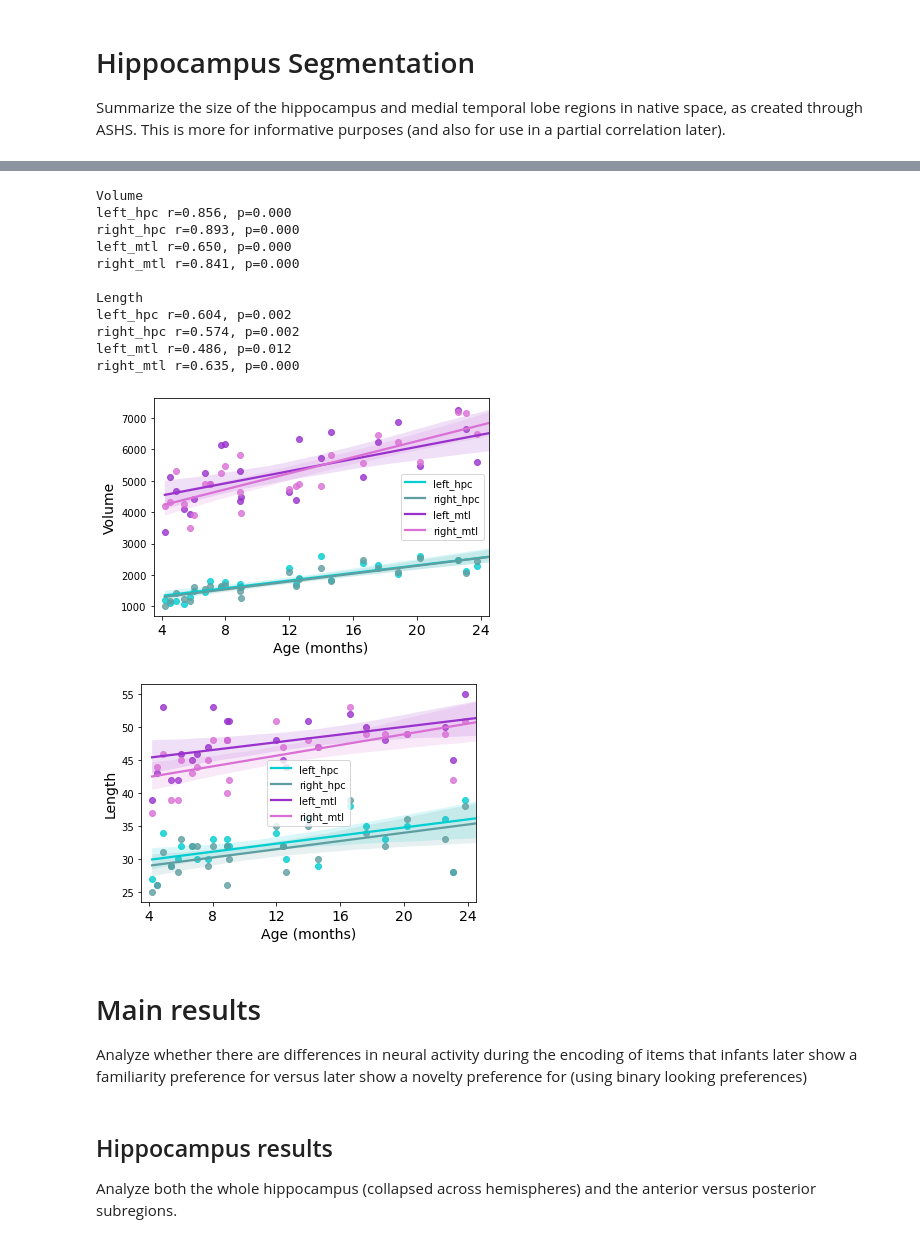
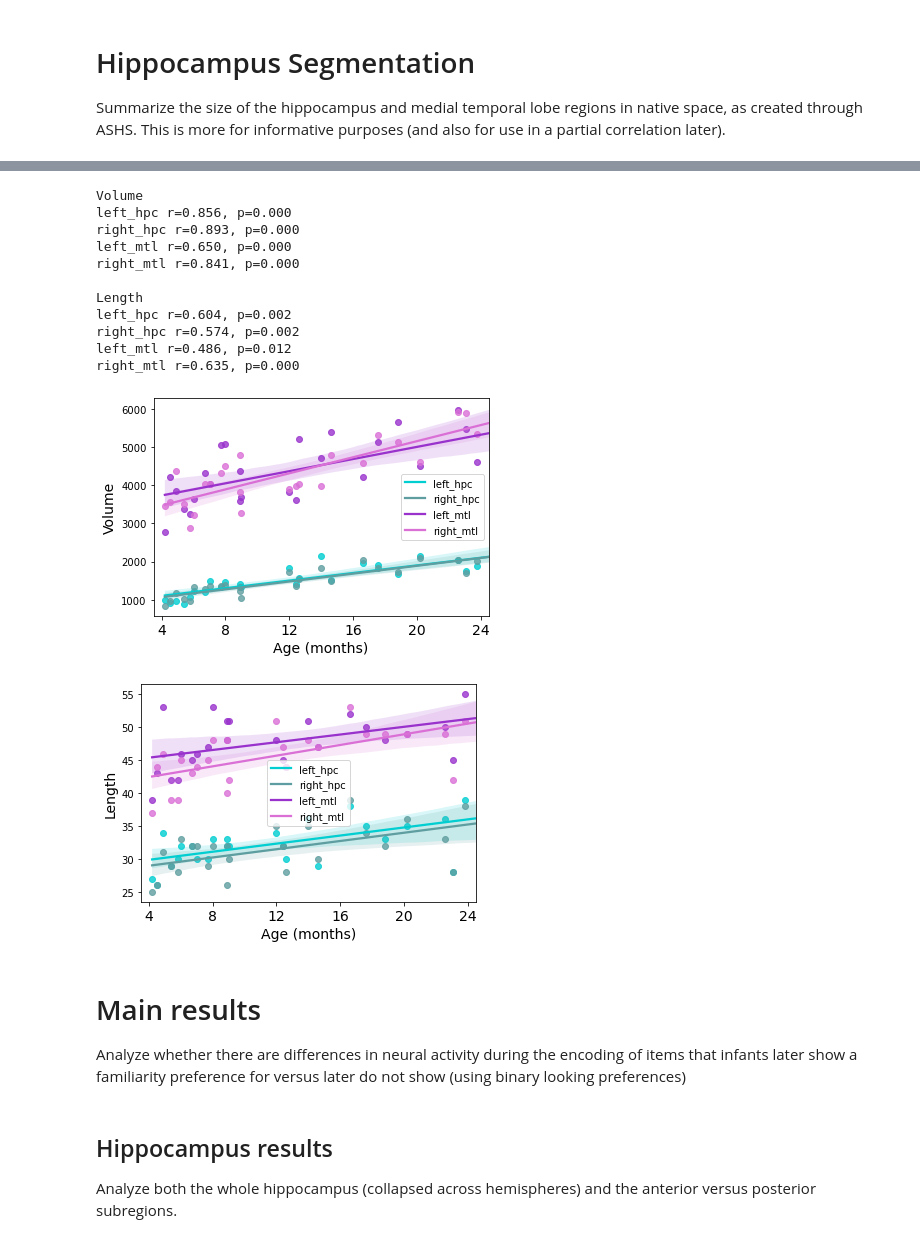
Before and after one commit to ntblab/infant_neuropipe, a Jupyter notebook: scripts/SubMem_Categories/SubMem_Categories.ipynb, the cells around one changed output, grey strips where cells are left out. Saved outputs shown, nothing was run; the diff lists cells and outputs as text; code cells hidden in the pictures.

```diff
--- a/scripts/SubMem_Categories/SubMem_Categories.ipynb
+++ b/scripts/SubMem_Categories/SubMem_Categories.ipynb
@@ -818,3 +1023,39 @@ Short: mean proportion looking to familiar (continuous): 0.483 [0.455 -- 0.510],
 
 Long: mean proportion looking to familiar (binary): 0.528 [0.463 -- 0.596], p = 0.366
 Long: mean proportion looking to familiar (continuous): 0.507 [0.471 -- 0.545], p = 0.666
+# %%
+# Simulate the looking preferences of just the older infants
+
+# set some important variables for simulation -- random seed
+np.random.seed(0)
+nPerm=1000
+null_vall=0.5
+sample_size=26
+
+# what is the data going in?
+prop_fam_binary = [sum(np.array(looking_behavior[i]['prop_fam'])>0.5)/len(looking_behavior[i]['prop_fam'])
+ for i in looking_behavior.keys()]
+
+data=np.array(prop_fam_binary)[df.Age>12]
+
+# cycle through permutations
+perm_dist=[]
+for perm in range(nPerm):
+    sampidx=np.random.choice(np.arange(len(data)),sample_size,replace=True)
+    randomsamp=np.array(data)[sampidx]
+    perm_dist.append(np.nanmean(randomsamp))
+
+# calculate 2 way pval
+if np.nanmean(data) < null_vall:
+    pval=np.sum(np.array(perm_dist)>null_vall)/nPerm*2
+else:
+    pval=np.sum(np.array(perm_dist)<null_vall)/nPerm*2
+
+# If the value is greater than 1 then subtract 2
+if pval > 1:
+    pval = 2 - pval
+
+CIs =[np.percentile(perm_dist, 2.5), np.percentile(perm_dist, 97.5)]
+
+print('Simulated looking pref for older infants at N = %d' % sample_size)
+print('Mean=%0.3f, CIs = [%0.3f - %0.3f], pval=%0.3f' %(np.mean(perm_dist), CIs[0],CIs[1],pval))
@@ -1222,7 +1484,8 @@ else:
             segment = vol == 1
 
             # What is the volume of this segment
-            volume += [np.sum(segment)]
+            # (make sure to multiply by the dimensions of the PETRA scan so it is in mm^3)
+            volume += [round(np.sum(segment)*0.9375**3,3)]
 
             # What is the length
             length += [np.max(np.where(segment == 1)[1])-np.min(np.where(segment == 1)[1])]
@@ -1241,6 +1504,6 @@ else:
     anat_df['Length'] = lengths
     anat_df['Centroid'] = centroids
 
-anat_df
+    anat_df
 # %% [output]
 loaded anatomical file
@@ -1276,39 +1522,39 @@ for data_type in ['Volume','Length']:
             volume += [literal_eval(volumes)[r]] # use literal_eval to turn string into array
 
         # Plot the data
-        sns.regplot(anat_df['Age'], volume,color=color_dict[roi])
+        sns.regplot(x=anat_df['Age'], y=volume,color=color_dict[roi])
         plt.legend(['left_hpc','right_hpc','left_mtl','right_mtl'])#,loc='middle right')
 
         pval,CIs=bootstrap_corr(anat_df['Age'], volume)
 
         mask=~np.isnan(volume)
         print('%s r=%0.3f, p=%0.3f' %(roi,stats.pearsonr(anat_df['Age'][mask], np.array(volume)[mask])[0],pval))
 
     plt.xlabel('Age (months)',fontsize=14)
     plt.xticks(fontsize=14)
     plt.xticks(np.arange(4,28,4),fontsize=14)
     plt.xlim(3.5,24.5)
     plt.ylabel(data_type,fontsize=14)
     print()
 
     fig.savefig('%s/MTL_%s_age.svg' %(save_plot_dir,data_type))
 # %% [output]
 Volume
 left_hpc r=0.856, p=0.000
 right_hpc r=0.893, p=0.000
 left_mtl r=0.650, p=0.000
 right_mtl r=0.841, p=0.000
 
 Length
 left_hpc r=0.604, p=0.002
 right_hpc r=0.574, p=0.002
 left_mtl r=0.486, p=0.012
 right_mtl r=0.635, p=0.000
-[figure, old version]
+[figure, new version]
 [figure]
 # %% [markdown]
 # Main results <a id='main'></a>
-Analyze whether there are differences in neural activity during the encoding of items that infants later show a familiarity preference for versus later show a novelty preference for (using binary looking preferences)
+Analyze whether there are differences in neural activity during the encoding of items that infants later show a familiarity preference for versus later do not show (using binary looking preferences)
 # %% [markdown]
 ## Hippocampus results <a id='hpc_results'></a>
 Analyze both the whole hippocampus (collapsed across hemispheres) and the anterior versus posterior subregions.
```
Also changed, not shown: parts of 49 cells of this notebook, 7 other files.
